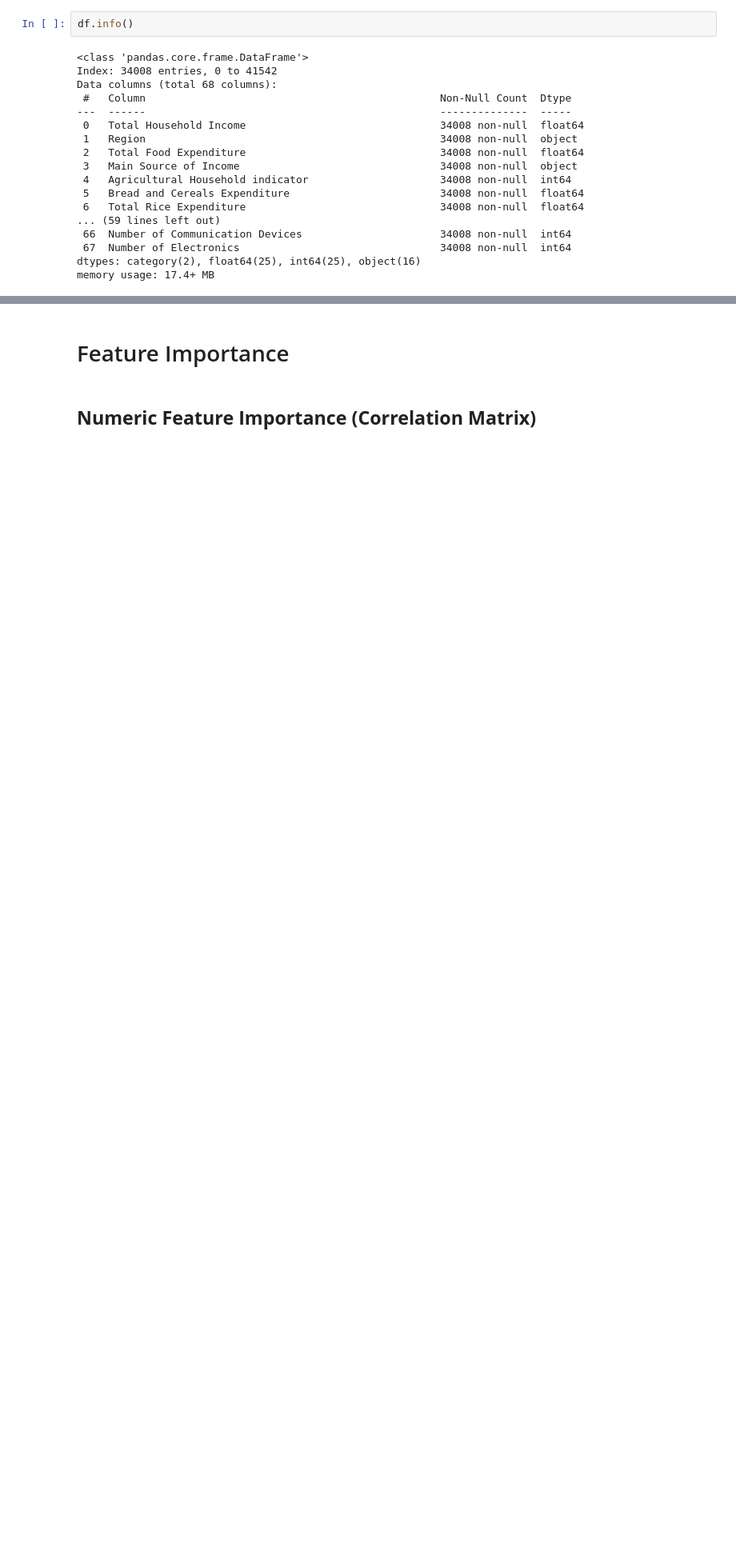
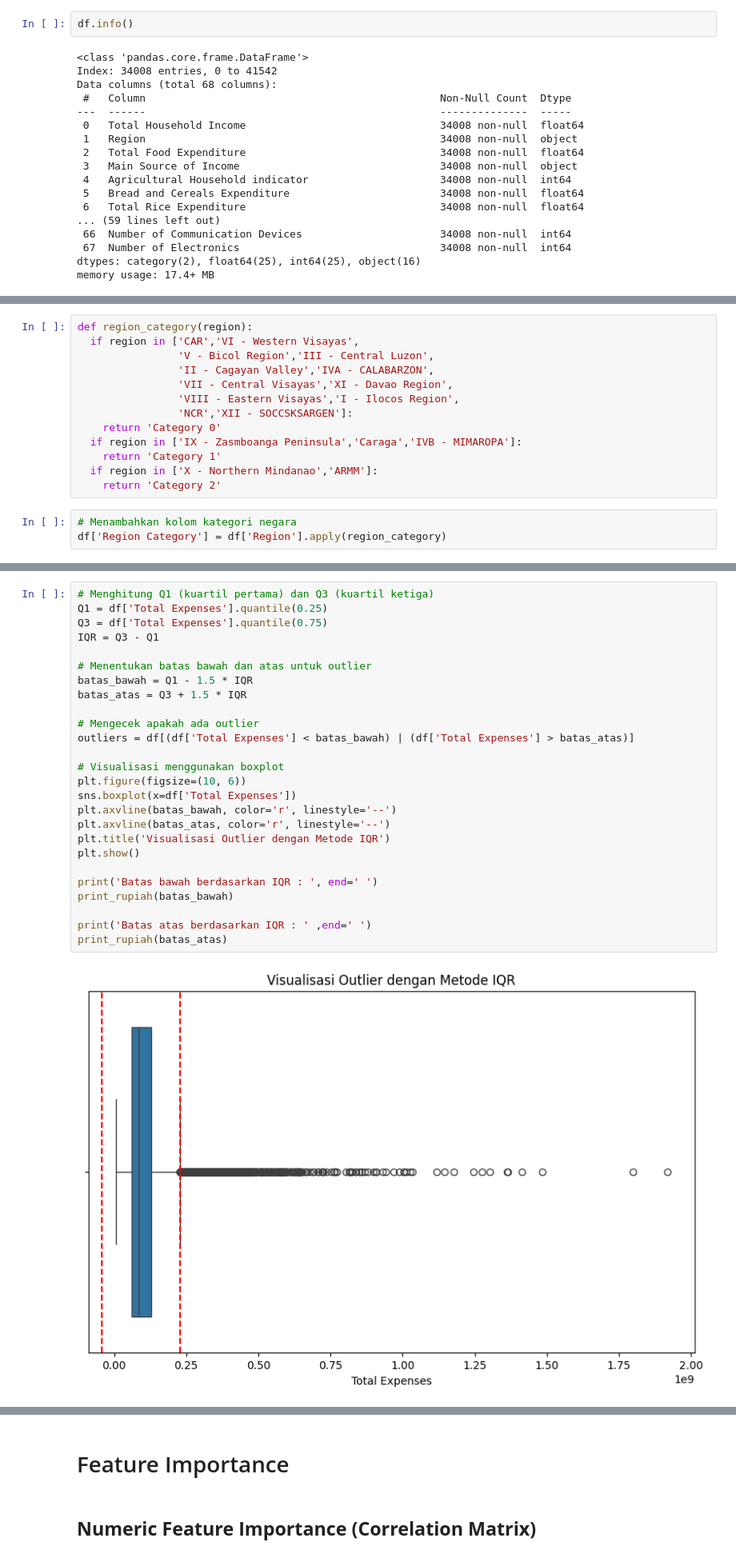
Before and after one commit to FinSafe/MachineLearning, a Jupyter notebook: PreprocessingData.ipynb, the cells around one changed output, grey strips where cells are left out. Shown at 80% size. Cells and saved outputs as stored; diff of their text form; blank space fills up the shorter version.

Commit message:
add convert region code

```diff
--- a/PreprocessingData.ipynb
+++ b/PreprocessingData.ipynb
@@ -462,0 +561,16 @@ memory usage: 17.4+ MB
+# %%
+def region_category(region):
+  if region in ['CAR','VI - Western Visayas',
+                'V - Bicol Region','III - Central Luzon',
+                'II - Cagayan Valley','IVA - CALABARZON',
+                'VII - Central Visayas','XI - Davao Region',
+                'VIII - Eastern Visayas','I - Ilocos Region',
+                'NCR','XII - SOCCSKSARGEN']:
+    return 'Category 0'
+  if region in ['IX - Zasmboanga Peninsula','Caraga','IVB - MIMAROPA']:
+    return 'Category 1'
+  if region in ['X - Northern Mindanao','ARMM']:
+    return 'Category 2'
+# %%
+# Menambahkan kolom kategori negara
+df['Region Category'] = df['Region'].apply(region_category)
@@ -462,0 +642,28 @@ memory usage: 17.4+ MB
+# %%
+# Menghitung Q1 (kuartil pertama) dan Q3 (kuartil ketiga)
+Q1 = df['Total Expenses'].quantile(0.25)
+Q3 = df['Total Expenses'].quantile(0.75)
+IQR = Q3 - Q1
+
+# Menentukan batas bawah dan atas untuk outlier
+batas_bawah = Q1 - 1.5 * IQR
+batas_atas = Q3 + 1.5 * IQR
+
+# Mengecek apakah ada outlier
+outliers = df[(df['Total Expenses'] < batas_bawah) | (df['Total Expenses'] > batas_atas)]
+
+# Visualisasi menggunakan boxplot
+plt.figure(figsize=(10, 6))
+sns.boxplot(x=df['Total Expenses'])
+plt.axvline(batas_bawah, color='r', linestyle='--')
+plt.axvline(batas_atas, color='r', linestyle='--')
+plt.title('Visualisasi Outlier dengan Metode IQR')
+plt.show()
+
+print('Batas bawah berdasarkan IQR : ', end=' ')
+print_rupiah(batas_bawah)
+
+print('Batas atas berdasarkan IQR : ' ,end=' ')
+print_rupiah(batas_atas)
+# %% [output]
+[figure, added]
```
Also changed, not shown: parts of 23 cells of this notebook.
